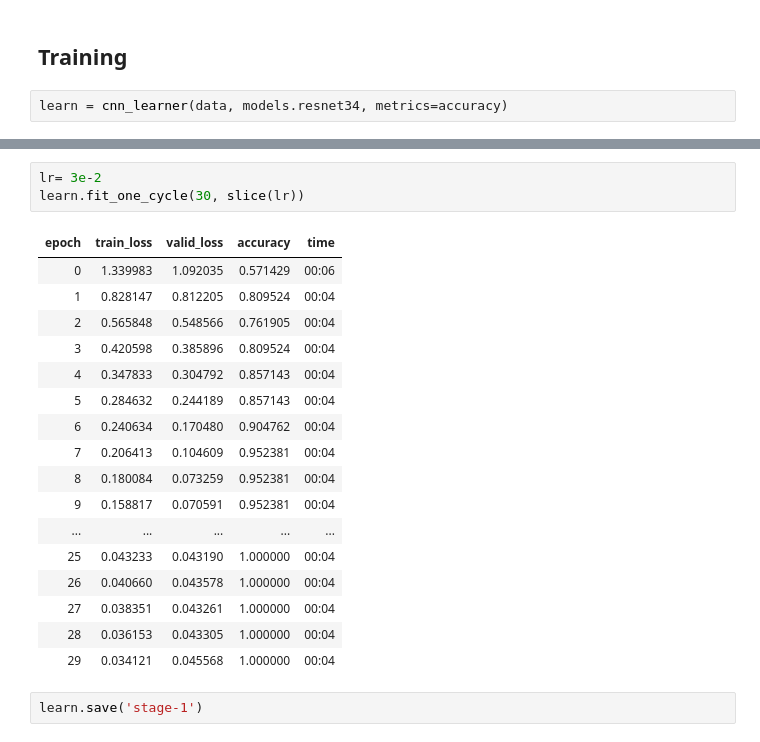
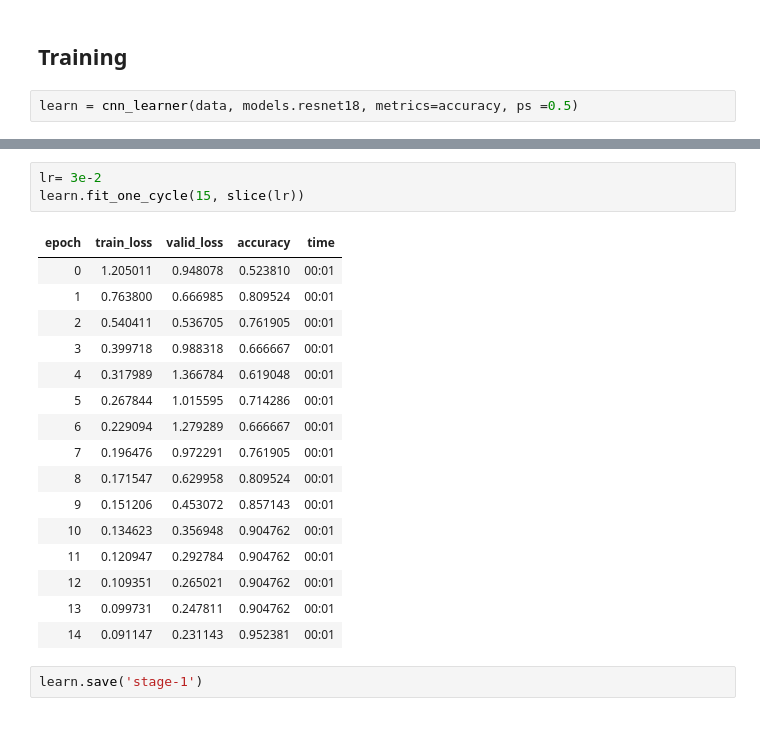
Before and after one commit to skaliy/audio_classification, a Jupyter notebook: nbs/spectogram_classification.ipynb, the cells around one changed output, grey strips where cells are left out. Drawn from its saved outputs; the diff is of its cells as text.

```diff
--- a/nbs/spectogram_classification.ipynb
+++ b/nbs/spectogram_classification.ipynb
@@ -27,4 +47,4 @@ print(data.classes)
 # %% [markdown]
 ## Training
 # %%
-learn = cnn_learner(data, models.resnet34, metrics=accuracy)
+learn = cnn_learner(data, models.resnet18, metrics=accuracy, ps =0.5)
@@ -38,24 +85,23 @@ LR Finder is complete, type {learner_name}.recorder.plot() to see the graph.
 # %%
 lr= 3e-2
-learn.fit_one_cycle(30, slice(lr))
+learn.fit_one_cycle(15, slice(lr))
 # %% [output]
 | epoch | train_loss | valid_loss | accuracy | time |
-| 0 | 1.339983 | 1.092035 | 0.571429 | 00:06 |
-| 1 | 0.828147 | 0.812205 | 0.809524 | 00:04 |
-| 2 | 0.565848 | 0.548566 | 0.761905 | 00:04 |
-| 3 | 0.420598 | 0.385896 | 0.809524 | 00:04 |
-| 4 | 0.347833 | 0.304792 | 0.857143 | 00:04 |
-| 5 | 0.284632 | 0.244189 | 0.857143 | 00:04 |
-| 6 | 0.240634 | 0.170480 | 0.904762 | 00:04 |
-| 7 | 0.206413 | 0.104609 | 0.952381 | 00:04 |
-| 8 | 0.180084 | 0.073259 | 0.952381 | 00:04 |
-| 9 | 0.158817 | 0.070591 | 0.952381 | 00:04 |
-| ... | ... | ... | ... | ... |
-| 25 | 0.043233 | 0.043190 | 1.000000 | 00:04 |
-| 26 | 0.040660 | 0.043578 | 1.000000 | 00:04 |
-| 27 | 0.038351 | 0.043261 | 1.000000 | 00:04 |
-| 28 | 0.036153 | 0.043305 | 1.000000 | 00:04 |
-| 29 | 0.034121 | 0.045568 | 1.000000 | 00:04 |
+| 0 | 1.205011 | 0.948078 | 0.523810 | 00:01 |
+| 1 | 0.763800 | 0.666985 | 0.809524 | 00:01 |
+| 2 | 0.540411 | 0.536705 | 0.761905 | 00:01 |
+| 3 | 0.399718 | 0.988318 | 0.666667 | 00:01 |
+| 4 | 0.317989 | 1.366784 | 0.619048 | 00:01 |
+| 5 | 0.267844 | 1.015595 | 0.714286 | 00:01 |
+| 6 | 0.229094 | 1.279289 | 0.666667 | 00:01 |
+| 7 | 0.196476 | 0.972291 | 0.761905 | 00:01 |
+| 8 | 0.171547 | 0.629958 | 0.809524 | 00:01 |
+| 9 | 0.151206 | 0.453072 | 0.857143 | 00:01 |
+| 10 | 0.134623 | 0.356948 | 0.904762 | 00:01 |
+| 11 | 0.120947 | 0.292784 | 0.904762 | 00:01 |
+| 12 | 0.109351 | 0.265021 | 0.904762 | 00:01 |
+| 13 | 0.099731 | 0.247811 | 0.904762 | 00:01 |
+| 14 | 0.091147 | 0.231143 | 0.952381 | 00:01 |
 # %%
 learn.save('stage-1')
 # %%
```
Also changed, not shown: parts of 29 cells of this notebook, 3 other files.
